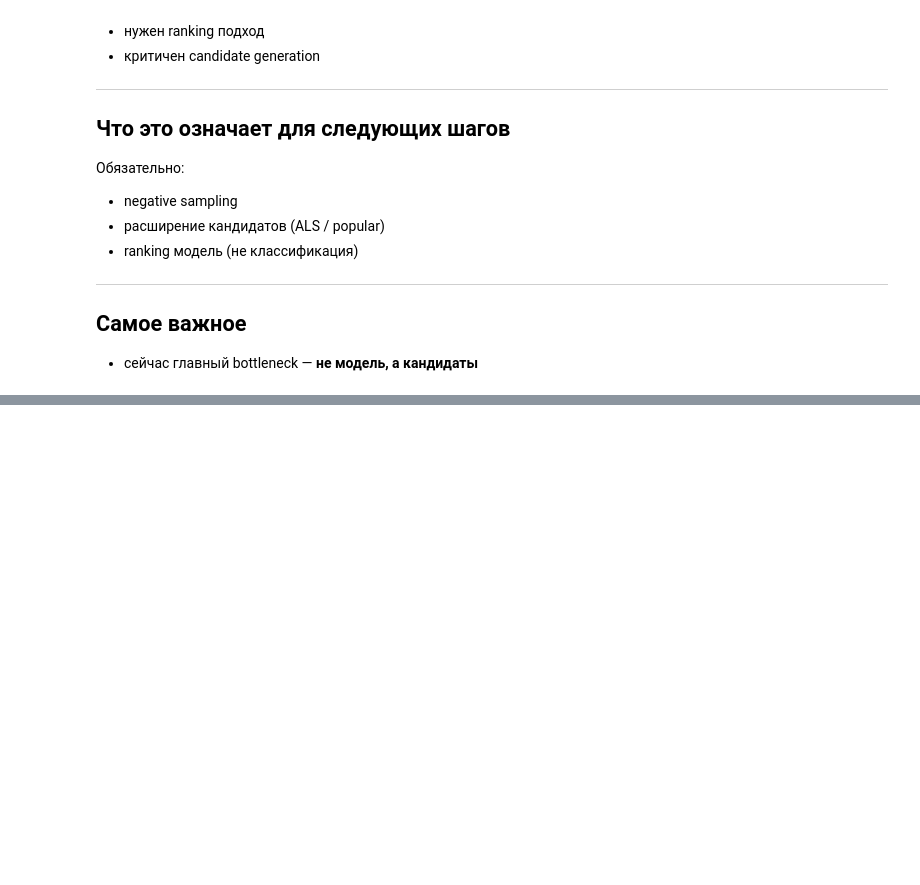
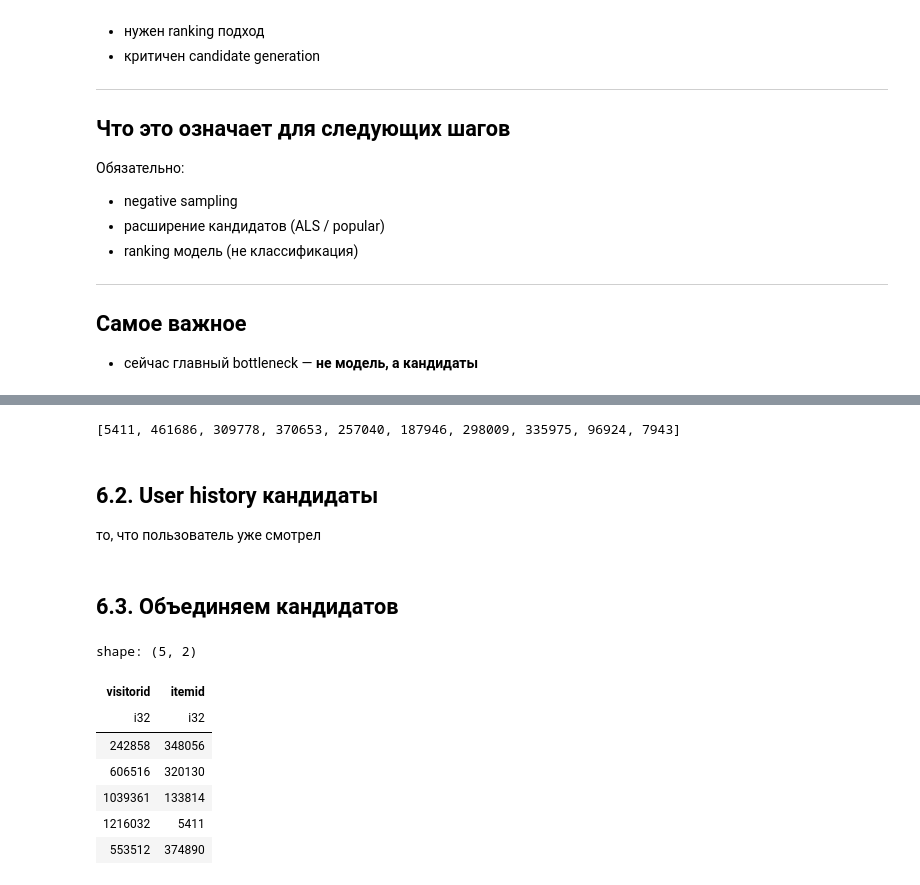
Before and after one commit to Manaam9/ecommerce-recsys, a Jupyter notebook: notebooks/02_modeling.ipynb, the cells around one changed output, grey strips where cells are left out. Saved outputs shown, nothing was run; the diff lists cells and outputs as text; code cells hidden in the pictures; blank space fills up the shorter version.

Commit message:
добавил генерацию кандидатов

```diff
--- a/notebooks/02_modeling.ipynb
+++ b/notebooks/02_modeling.ipynb
@@ -809,0 +823,52 @@ extreme imbalance + implicit feedback + sparse matrix
+# %%
+TOP_K = 50
+
+popular_items = (
+    train_events.group_by("itemid")
+    .len()
+    .sort("len", descending=True)
+    .head(TOP_K)
+    .select("itemid")
+    .to_series()
+    .to_list()
+)
+
+popular_items[:10]
+# %% [output]
+[5411, 461686, 309778, 370653, 257040, 187946, 298009, 335975, 96924, 7943]
+# %%
+# Генерим кандидатов для valid
+valid_users = valid_events.select("visitorid").unique()
+
+popular_candidates = valid_users.with_columns(
+    pl.lit(popular_items).alias("itemid")
+).explode("itemid")
+# %% [markdown]
+## 6.2. User history кандидаты
+то, что пользователь уже смотрел
+# %%
+user_history_candidates = train_events.select(["visitorid", "itemid"]).unique()
+# %% [markdown]
+## 6.3. Объединяем кандидатов
+# %%
+def cast_ids(df):
+    return df.with_columns(
+        [
+            pl.col("visitorid").cast(pl.Int32),
+            pl.col("itemid").cast(pl.Int32),
+        ]
+    )
+
+popular_candidates = cast_ids(popular_candidates)
+user_history_candidates = cast_ids(user_history_candidates)
+candidates = pl.concat([popular_candidates, user_history_candidates]).unique()
+candidates.head()
+# %% [output]
+shape: (5, 2)
+| visitorid | itemid |
+| i32 | i32 |
+| 242858 | 348056 |
+| 606516 | 320130 |
+| 1039361 | 133814 |
+| 1216032 | 5411 |
+| 553512 | 374890 |
```
Also changed, not shown: parts of 12 cells of this notebook.
